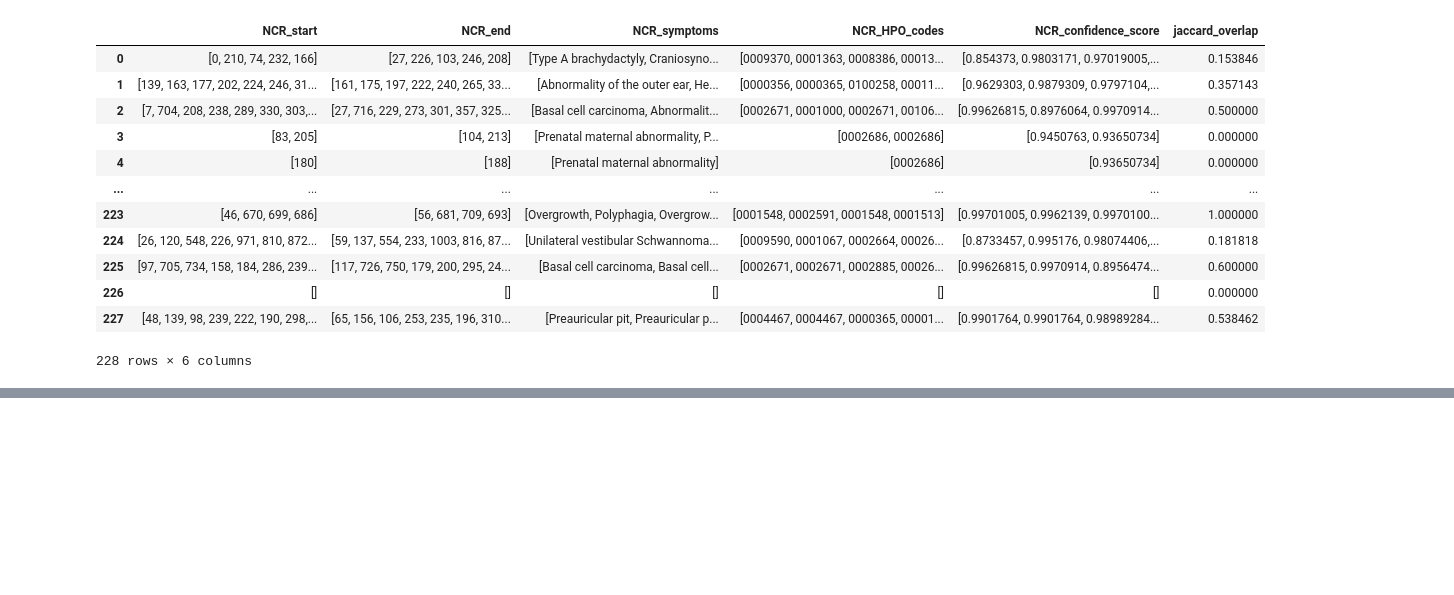
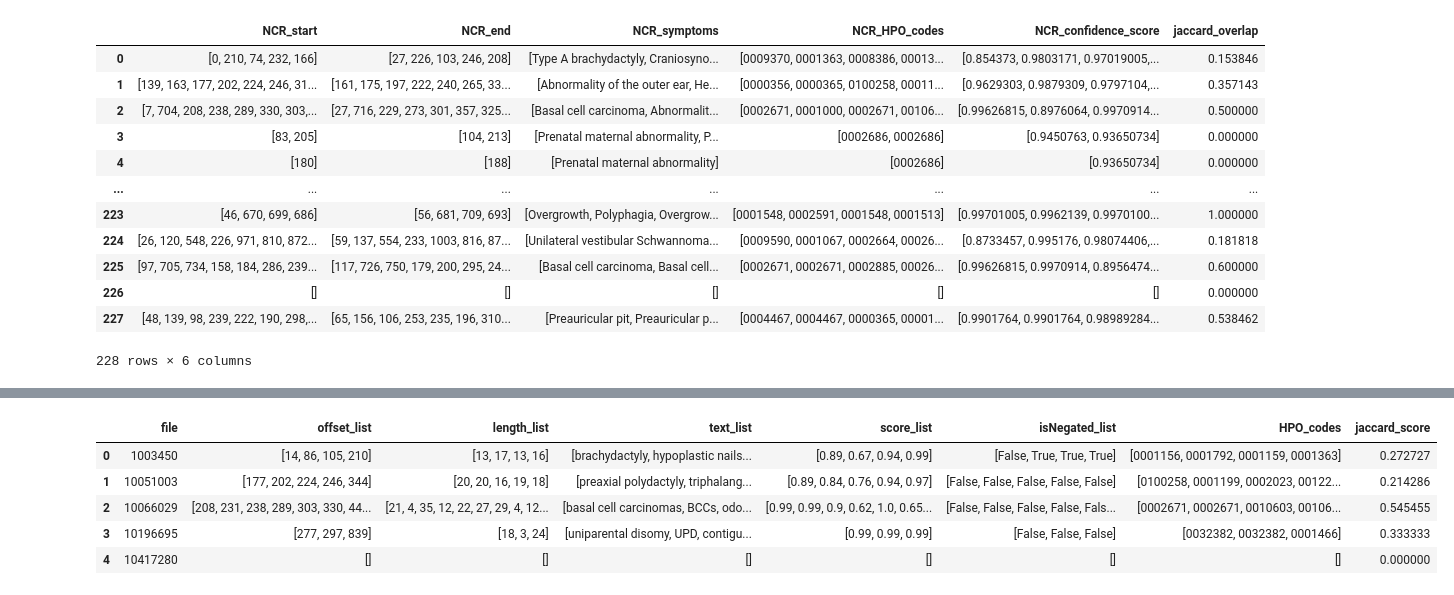
Before and after one commit to bbertoni/HackingSymptoms, a Jupyter notebook: code/PerformanceComparison/PerformanceComparison.ipynb, the cells around one changed output, grey strips where cells are left out. Cells and saved outputs as stored; diff of their text form; code cells hidden in the pictures; blank space fills up the shorter version.

Commit message:
add clinphen, text analytics for health and biolink semantic similarity call. Some issues with biolink

```diff
--- a/code/PerformanceComparison/PerformanceComparison.ipynb
+++ b/code/PerformanceComparison/PerformanceComparison.ipynb
@@ -221,0 +240,5 @@ Slides
+# %%
+ta_health_df = pd.read_csv('TAforHealth_results.csv',
+                           converters={'offset_list': eval, 'length_list': eval,
+                                       'text_list': eval, 'score_list': eval,
+                                      'isNegated_list': eval, 'HPO_codes': eval})
@@ -221,0 +258,8 @@ Slides
+# %%
+ta_health_jaccard_scores = []
+for i, row in ta_health_df.iterrows():
+    gsc_row = gsc_data.iloc[i]
+    gsc_codes = gsc_row['HPO_codes']
+    ta_health_codes = row['HPO_codes']
+    score = jaccard_score(gsc_codes, ta_health_codes)
+    ta_health_jaccard_scores.append(score)
@@ -221,0 +279,11 @@ Slides
+# %%
+ta_health_df['jaccard_score'] = ta_health_jaccard_scores
+# %%
+ta_health_df.head()
+# %% [output]
+|  | file | offset_list | length_list | text_list | score_list | isNegated_list | HPO_codes | jaccard_score |
+| 0 | 1003450 | [14, 86, 105, 210] | [13, 17, 13, 16] | [brachydactyly, hypoplastic nails... | [0.89, 0.67, 0.94, 0.99] | [False, True, True, True] | [0001156, 0001792, 0001159, 0001363] | 0.272727 |
+| 1 | 10051003 | [177, 202, 224, 246, 344] | [20, 20, 16, 19, 18] | [preaxial polydactyly, triphalang... | [0.89, 0.84, 0.76, 0.94, 0.97] | [False, False, False, False, False] | [0100258, 0001199, 0002023, 00122... | 0.214286 |
+| 2 | 10066029 | [208, 231, 238, 289, 303, 330, 44... | [21, 4, 35, 12, 22, 27, 29, 4, 12... | [basal cell carcinomas, BCCs, odo... | [0.99, 0.99, 0.9, 0.62, 1.0, 0.65... | [False, False, False, False, Fals... | [0002671, 0002671, 0010603, 00106... | 0.545455 |
+| 3 | 10196695 | [277, 297, 839] | [18, 3, 24] | [uniparental disomy, UPD, contigu... | [0.99, 0.99, 0.99] | [False, False, False] | [0032382, 0032382, 0001466] | 0.333333 |
+| 4 | 10417280 | [] | [] | [] | [] | [] | [] | 0.000000 |
```
Also changed, not shown: parts of 37 cells of this notebook.
